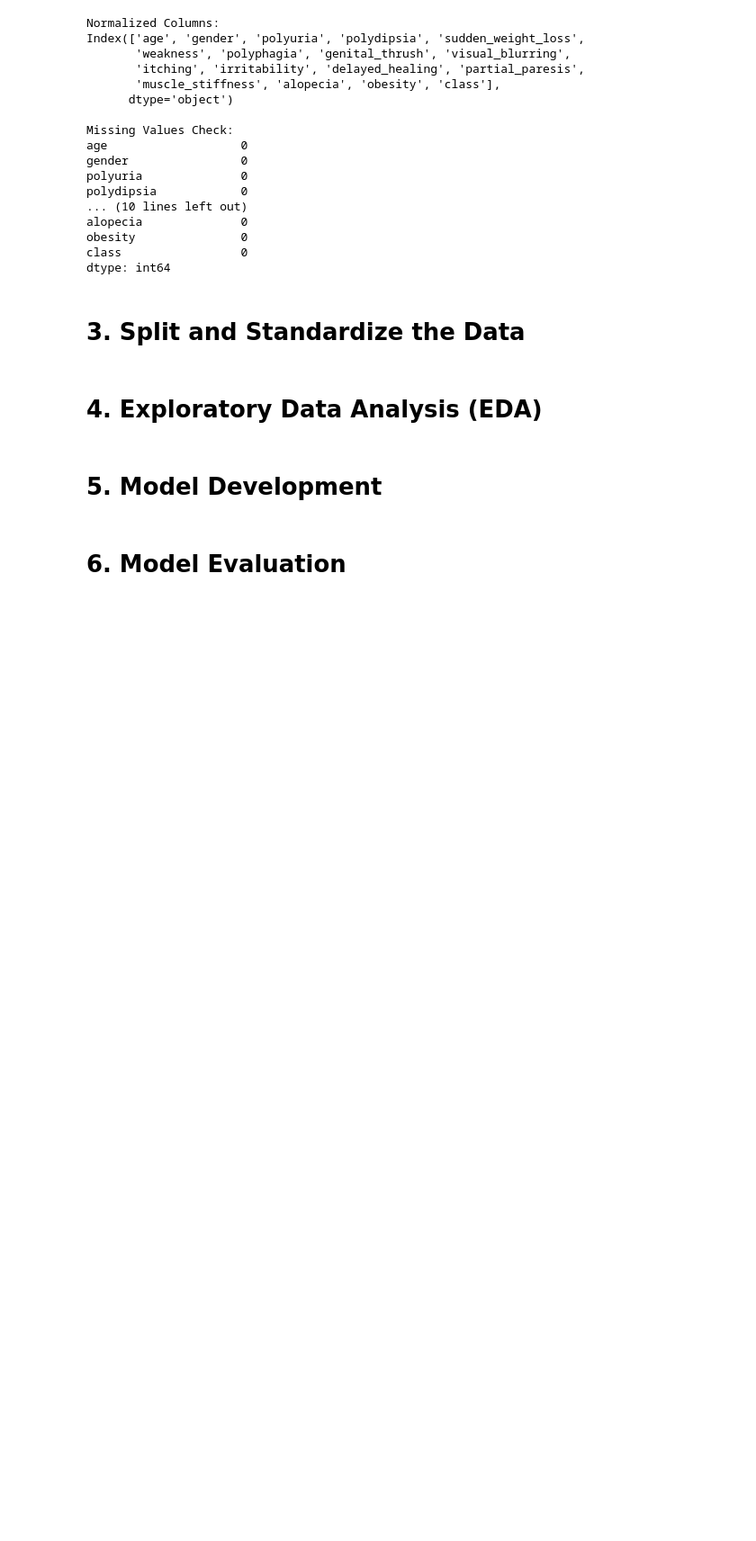
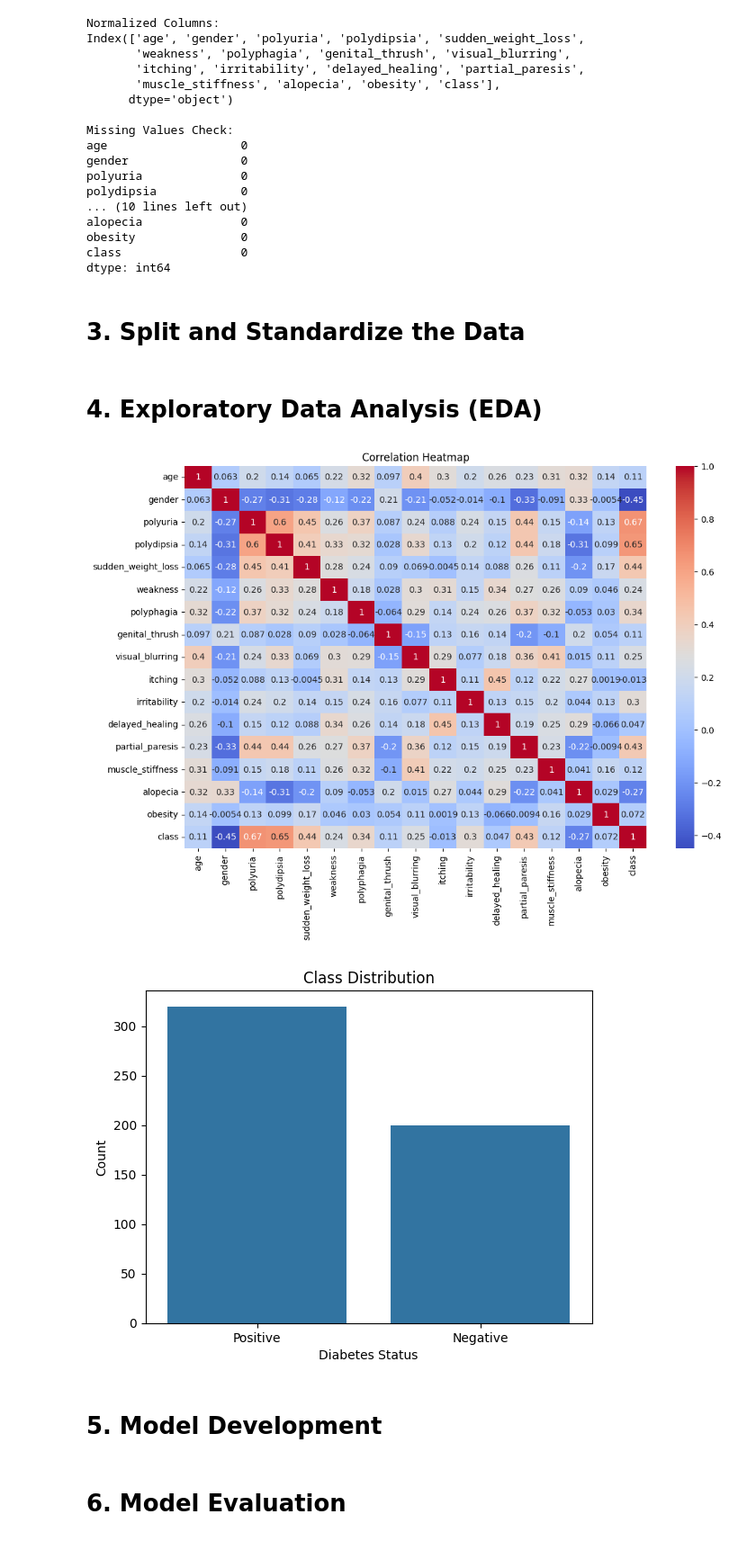
Before and after one commit to habid22/DS3000_Group18_Project, a Jupyter notebook: DiabetesRiskPredictionModel.ipynb, the cells around one changed output. Shown: that part at 90% size. Saved outputs shown, nothing was run; the diff lists cells and outputs as text; code cells hidden in the pictures; blank space fills up the shorter version.

Commit message:
Implemented data visualization for enhanced analysis

```diff
--- a/DiabetesRiskPredictionModel.ipynb
+++ b/DiabetesRiskPredictionModel.ipynb
@@ -123,6 +123,22 @@ X_train = scaler.fit_transform(X_train)  # Fit and transform training data
 X_test = scaler.transform(X_test)       # Only transform test data
 # %% [markdown]
 # 4. Exploratory Data Analysis (EDA)
+# %%
+# Correlation Heatmap
+plt.figure(figsize=(12, 8))
+sns.heatmap(data.corr(), annot=True, cmap='coolwarm')
+plt.title('Correlation Heatmap')
+plt.show()
+
+# Class Distribution
+sns.countplot(x=data['class'].map({0: 'Negative', 1: 'Positive'}))
+plt.title('Class Distribution')
+plt.xlabel('Diabetes Status')
+plt.ylabel('Count')
+plt.show()
+# %% [output]
+[figure, added]
+[figure, added]
 # %% [markdown]
 # 5. Model Development
 # %% [markdown]
```
